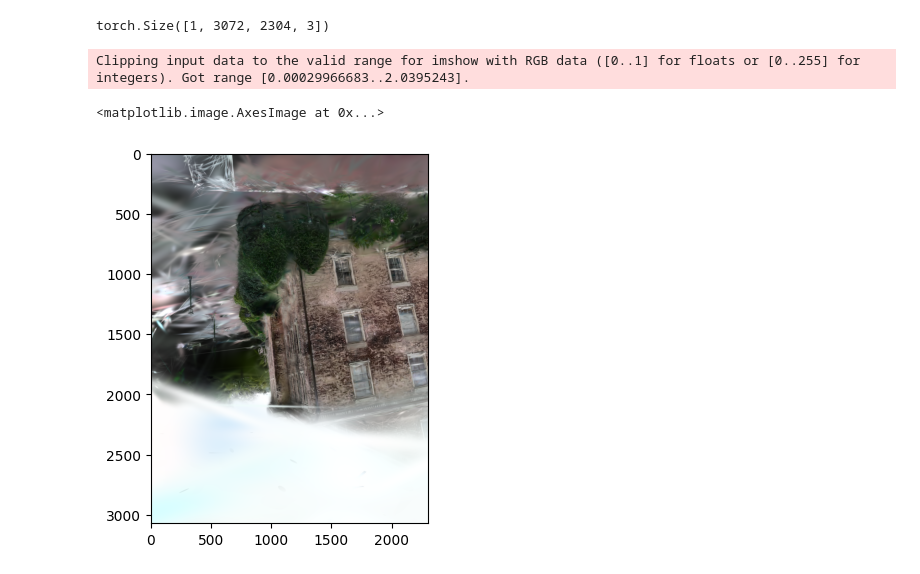
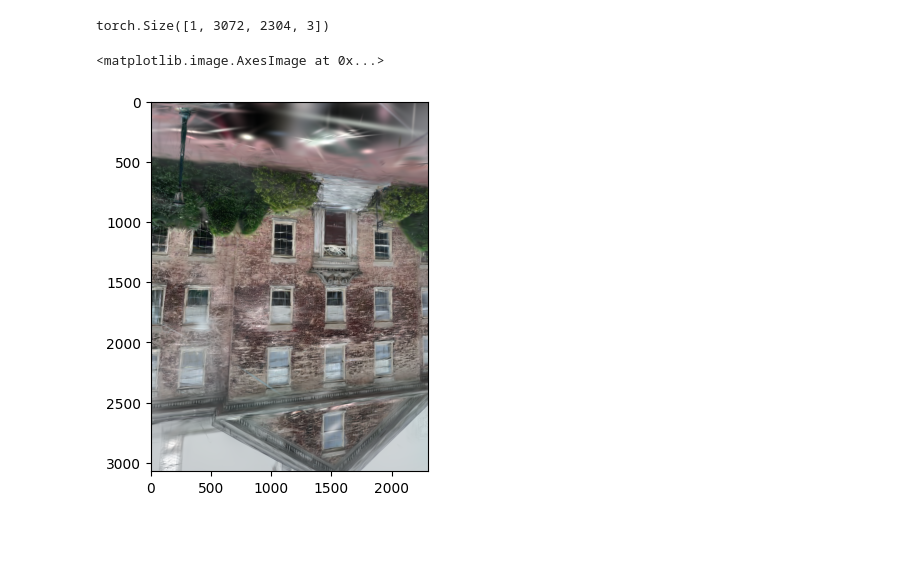
Before and after one commit to farqlia/urban-3d-reconstruction, a Jupyter notebook: notebooks/Rasterization.ipynb, the cells around one changed output. Cells and saved outputs as stored; diff of their text form; code cells hidden in the pictures; blank space fills up the shorter version.

Commit message:
rasterize splats

```diff
--- a/notebooks/Rasterization.ipynb
+++ b/notebooks/Rasterization.ipynb
@@ -50,7 +50,7 @@ torch.cuda.is_available()
 True
 # %%
 render_colors, render_alphas, info = rasterizer.rasterize_splats(
-    camtoworlds=torch.tensor(rasterizer.parser.camtoworlds[10], device="cuda:0", dtype=torch.float32)[None, :, :],
+    camtoworlds=torch.tensor(rasterizer.parser.camtoworlds[70], device="cuda:0", dtype=torch.float32)[None, :, :],
     Ks=torch.tensor(rasterizer.parser.Ks_dict[1], device="cuda:0", dtype=torch.float32)[None, :, :],
     height=rasterizer.parser.imsize_dict[1][0],
     width=rasterizer.parser.imsize_dict[1][1],
@@ -60,8 +60,7 @@ render_colors.shape
 # %% [output]
 torch.Size([1, 3072, 2304, 3])
 # %%
-plt.imshow(render_colors.cpu()[0])
+plt.imshow(torch.clamp(render_colors.cpu(), 0, 1)[0])
 # %% [output]
-Clipping input data to the valid range for imshow with RGB data ([0..1] for floats or [0..255] for integers). Got range [0.00029966683..2.0395243].
+<matplotlib.image.AxesImage at 0x...>
-<matplotlib.image.AxesImage at 0x...>
-[figure, old version]
+[figure, new version]
```
Also changed, not shown: 1 other file.
